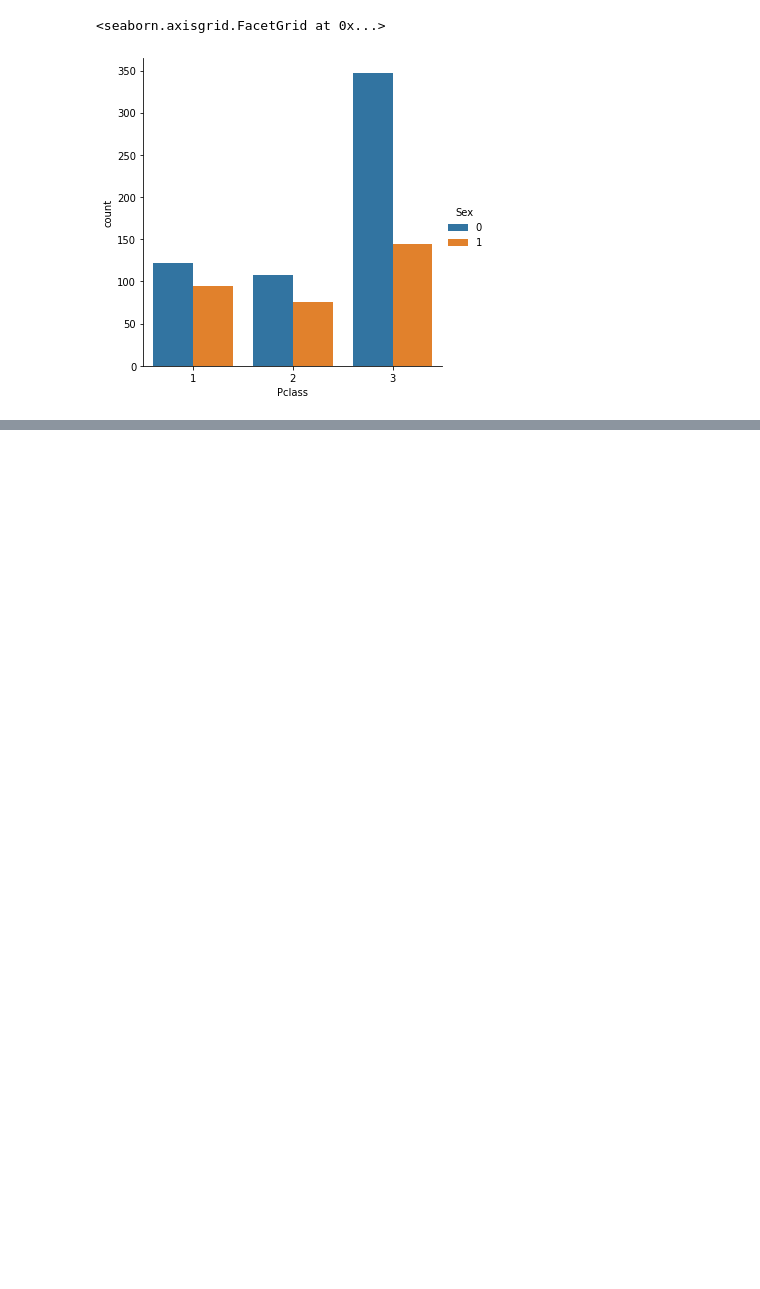
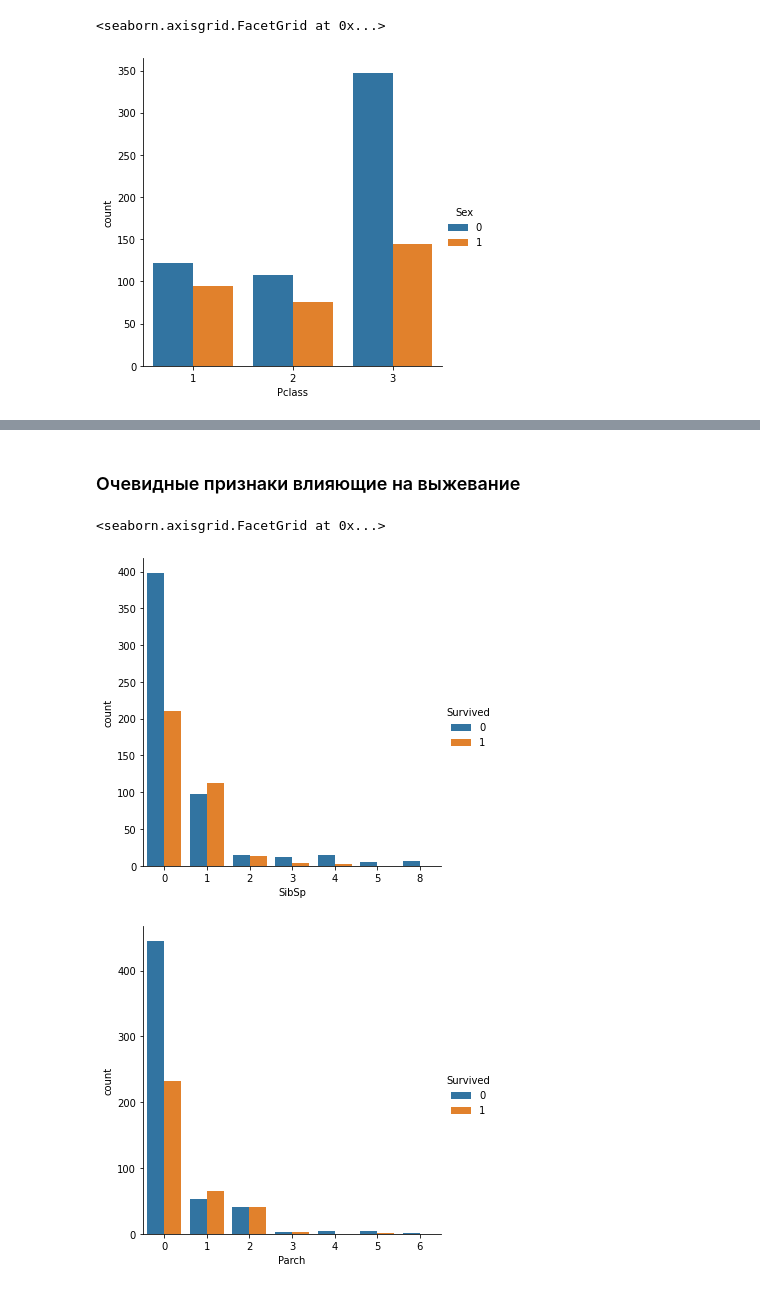
Before and after one commit to warshtayner/Kaggle_Titanic, a Jupyter notebook: my_training.ipynb, the cells around one changed output, grey strips where cells are left out. Saved outputs shown, nothing was run; the diff lists cells and outputs as text; code cells hidden in the pictures; blank space fills up the shorter version.

```diff
--- a/my_training.ipynb
+++ b/my_training.ipynb
@@ -221,0 +269,9 @@ sb.catplot(x='Pclass', data=train_full, hue='Sex', kind='count')
+# %% [markdown]
+### Очевидные признаки влияющие на выжевание
+# %%
+sb.catplot(x='SibSp', data=train_full, hue='Survived', kind='count')
+sb.catplot(x='Parch', data=train_full, hue='Survived', kind='count')
+# %% [output]
+<seaborn.axisgrid.FacetGrid at 0x...>
+[figure, added]
+[figure, added]
```
Also changed, not shown: parts of 21 cells of this notebook.
